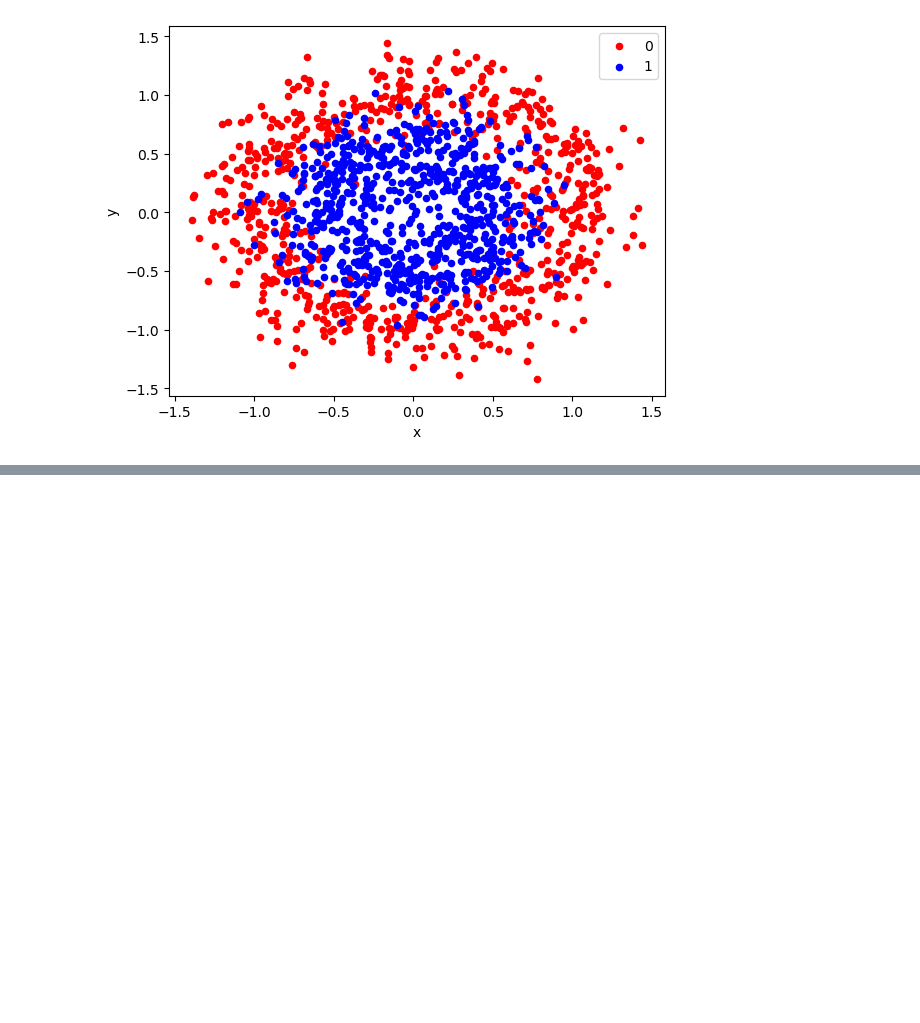
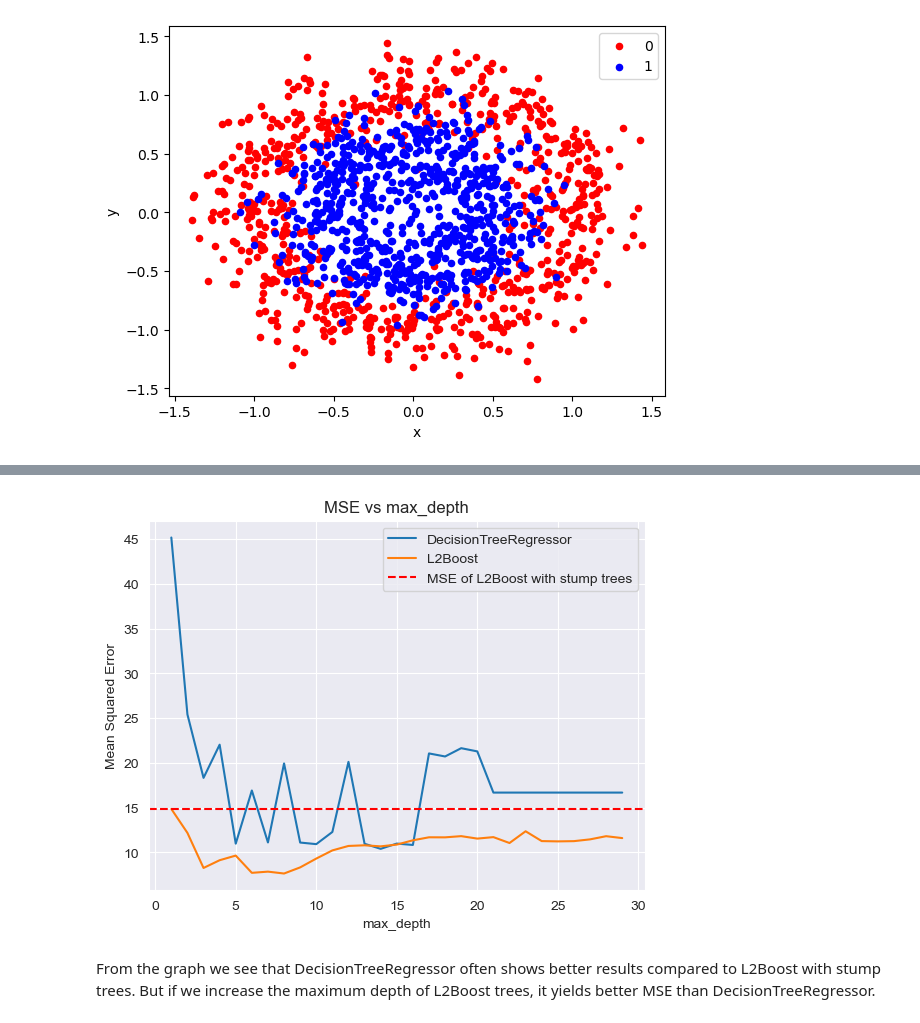
Before and after one commit to anidima/ydata_ml_sl, a Jupyter notebook: SL_HW7_Ensemble.ipynb, the cells around one changed output, grey strips where cells are left out. Saved outputs shown, nothing was run; the diff lists cells and outputs as text; code cells hidden in the pictures; blank space fills up the shorter version.

```diff
--- a/SL_HW7_Ensemble.ipynb
+++ b/SL_HW7_Ensemble.ipynb
@@ -359,0 +412,38 @@ for eta in eta_range:
+# %%
+# 3. Compare the performance with a deep DecisionTreeRegressor (find the optimal `max_depth`).  Who wins?
+
+mse_dtr, mse_l2b = [], []
+max_depths = range(1, 30)
+
+for md in max_depths:
+
+    # DecisionTreeRegressor
+    model_dtr = DecisionTreeRegressor(max_depth=md, random_state=42)
+    model_dtr.fit(X_train, y_train)
+    pred_dtr = model_dtr.predict(X_test)
+    mse_dtr.append(mean_squared_error(pred_dtr, y_test))
+
+    # L2Boost
+    model_l2b = L2Boost(max_depth=md)
+    model_l2b.fit(X_train, y_train)
+    pred_l2b = model_l2b.predict(X_test)
+    mse_l2b.append(mean_squared_error(pred_l2b, y_test))
+
+plt.figure()
+
+plt.plot(max_depths, mse_dtr, label='DecisionTreeRegressor')
+plt.plot(max_depths, mse_l2b, label='L2Boost')
+
+# Plot horizontal line for MSE of L2Boost with stump trees
+plt.axhline(y=mse_l2b[0], color='r', linestyle='--', label='MSE of L2Boost with stump trees')
+
+plt.title('MSE vs max_depth')
+plt.xlabel('max_depth')
+plt.ylabel('Mean Squared Error')
+plt.legend()
+
+plt.show()
+# %% [output]
+[figure, added]
+# %% [markdown]
+From the graph we see that DecisionTreeRegressor often shows better results compared to L2Boost with stump trees. But if we increase the maximum depth of L2Boost trees, it yields better MSE than DecisionTreeRegressor.
```
Also changed, not shown: parts of 17 cells of this notebook.
